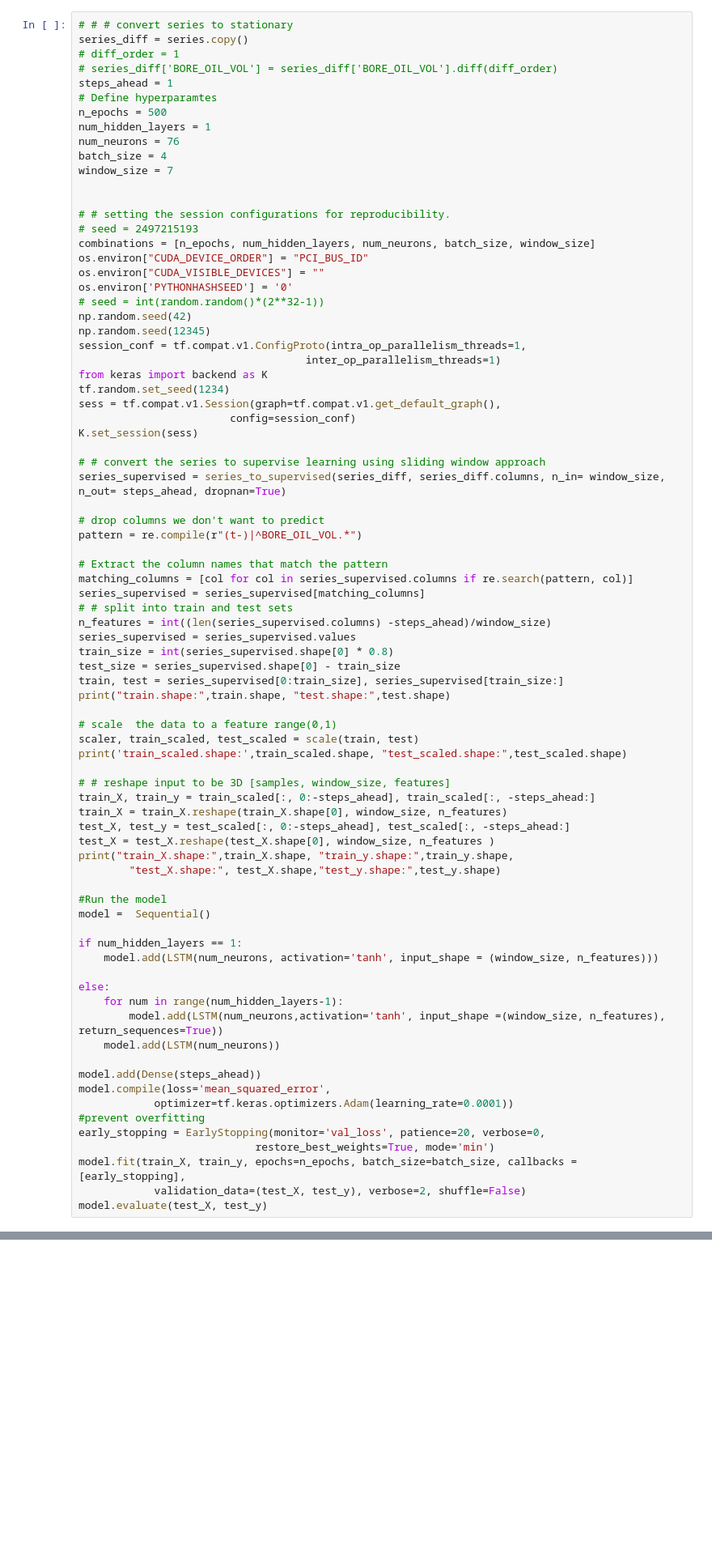
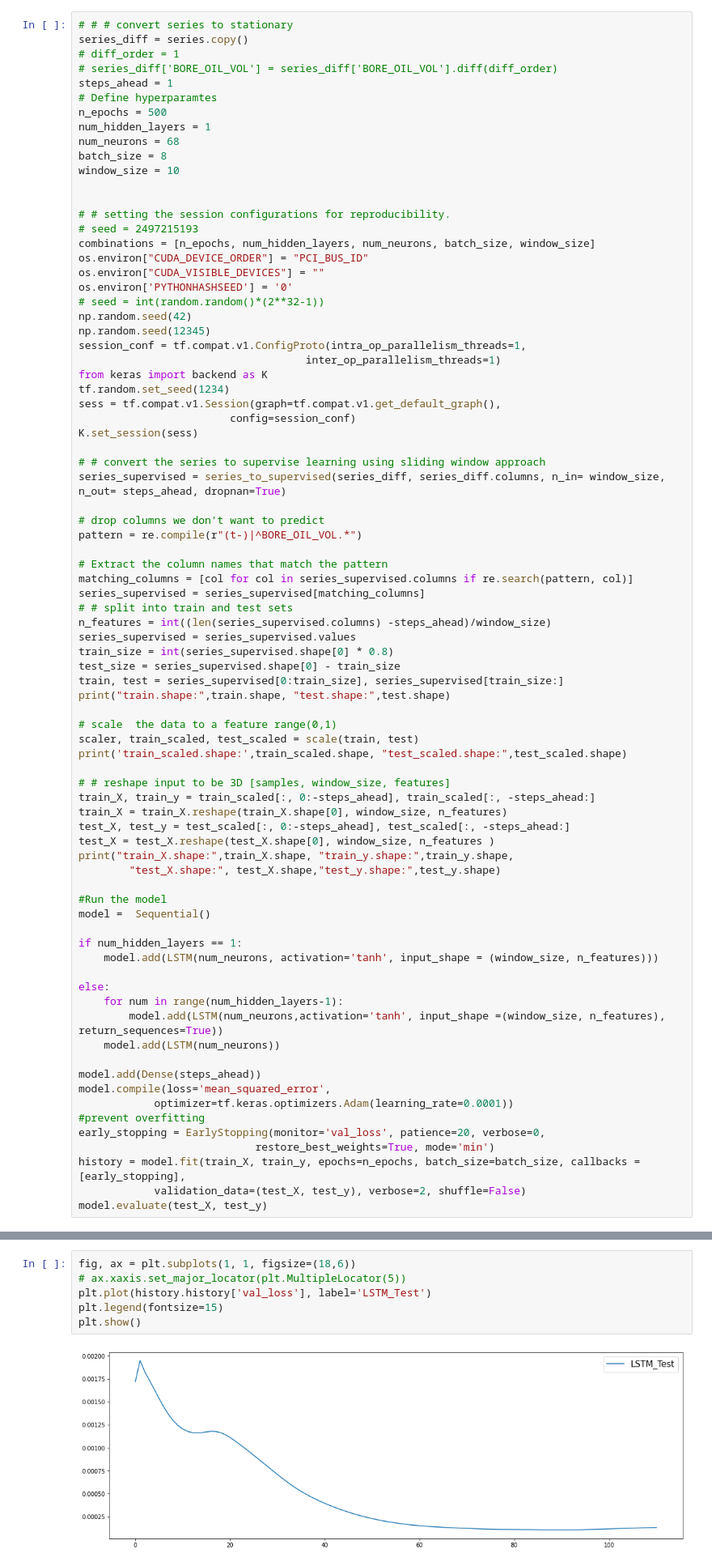
Before and after one commit to ashrafalaghbari/GA-TCN-LSTM, a Jupyter notebook: optimal_TCN_LSTM_GA_single_step.ipynb, the cells around one changed output, grey strips where cells are left out. Shown at 81% size. Drawn from its saved outputs; the diff is of its cells as text; blank space fills up the shorter version.

Commit message:
fine-tuned LSTM model

```diff
--- a/optimal_TCN_LSTM_GA_single_step.ipynb
+++ b/optimal_TCN_LSTM_GA_single_step.ipynb
@@ -476,9 +480,9 @@ steps_ahead = 1
 # Define hyperparamtes
 n_epochs = 500
 num_hidden_layers = 1
-num_neurons = 76
-batch_size = 4
-window_size = 7
+num_neurons = 68
+batch_size = 8
+window_size = 10
 
 
 # # setting the session configurations for reproducibility.
@@ -544,7 +548,7 @@ model.compile(loss='mean_squared_error',
 #prevent overfitting
 early_stopping = EarlyStopping(monitor='val_loss', patience=20, verbose=0,
                             restore_best_weights=True, mode='min')
-model.fit(train_X, train_y, epochs=n_epochs, batch_size=batch_size, callbacks = [early_stopping],
+history = model.fit(train_X, train_y, epochs=n_epochs, batch_size=batch_size, callbacks = [early_stopping],
             validation_data=(test_X, test_y), verbose=2, shuffle=False)
 model.evaluate(test_X, test_y)
 # %% [output]
@@ -568,0 +573,8 @@ Epoch 61/500
+# %%
+fig, ax = plt.subplots(1, 1, figsize=(18,6))
+# ax.xaxis.set_major_locator(plt.MultipleLocator(5))
+plt.plot(history.history['val_loss'], label='LSTM_Test')
+plt.legend(fontsize=15)
+plt.show()
+# %% [output]
+[figure, added]
```
Also changed, not shown: parts of 11 cells of this notebook.
